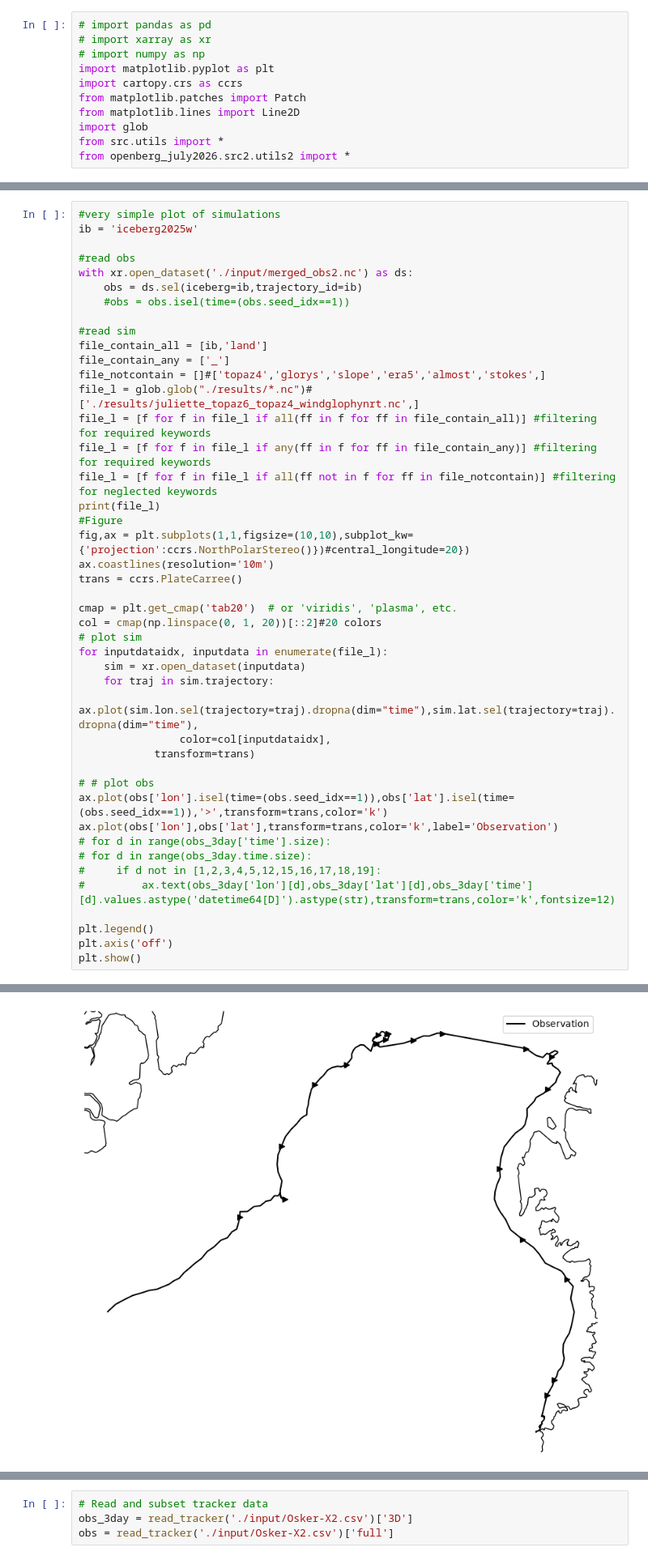
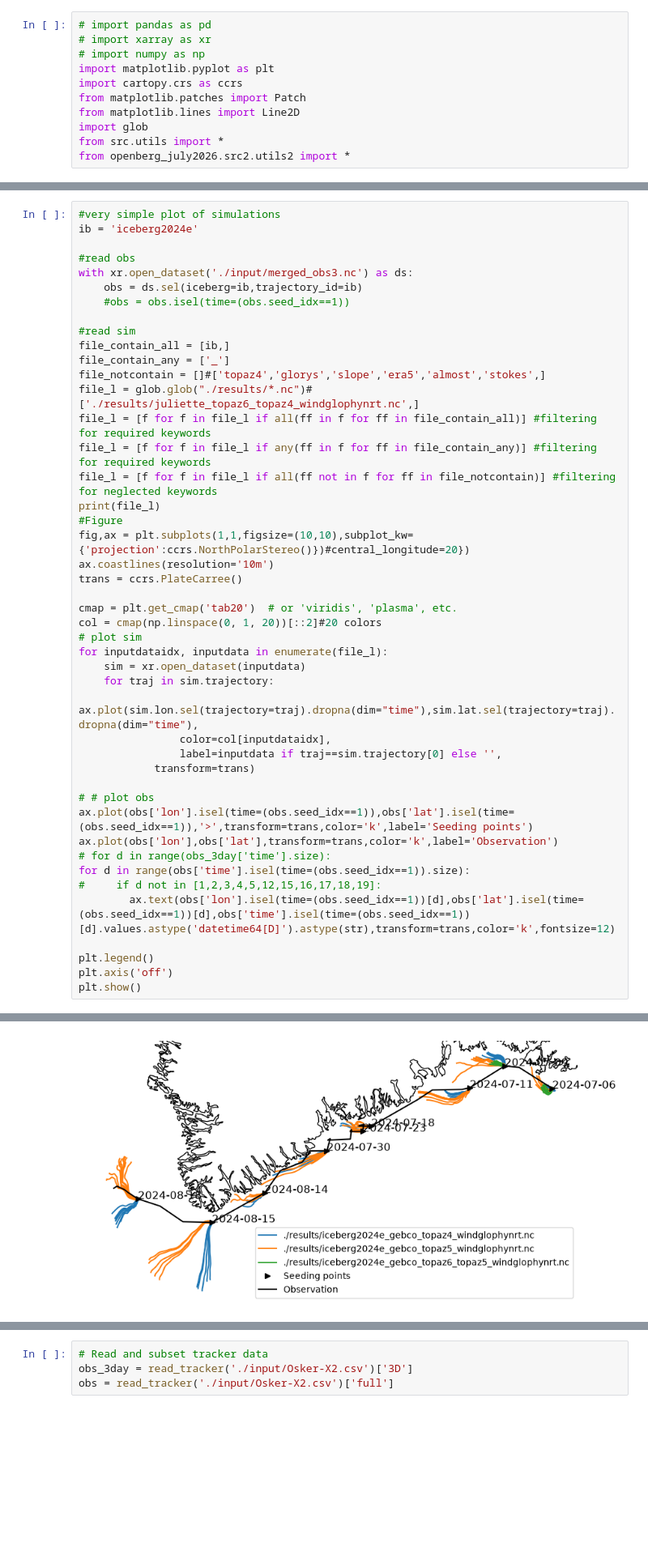
Before and after one commit to lia-f-h/openberg_july2026, a Jupyter notebook: scripts/analysis1.ipynb, the cells around one changed output, grey strips where cells are left out. Shown at 81% size. Saved outputs shown, nothing was run; the diff lists cells and outputs as text; blank space fills up the shorter version.

```diff
--- a/scripts/analysis1.ipynb
+++ b/scripts/analysis1.ipynb
@@ -23,14 +23,14 @@ test.sea_floor_depth_below_sea_level.plot()
 # %%
 #very simple plot of simulations
-ib = 'iceberg2025w'
+ib = 'iceberg2024e'
 
 #read obs
-with xr.open_dataset('./input/merged_obs2.nc') as ds:
+with xr.open_dataset('./input/merged_obs3.nc') as ds:
     obs = ds.sel(iceberg=ib,trajectory_id=ib)
     #obs = obs.isel(time=(obs.seed_idx==1))
 
 #read sim
-file_contain_all = [ib,'land']
+file_contain_all = [ib,]
 file_contain_any = ['_']
 file_notcontain = []#['topaz4','glorys','slope','era5','almost','stokes',]
 file_l = glob.glob("./results/*.nc")#['./results/juliette_topaz6_topaz4_windglophynrt.nc',]
@@ -51,15 +51,16 @@ for inputdataidx, inputdata in enumerate(file_l):
     for traj in sim.trajectory:
         ax.plot(sim.lon.sel(trajectory=traj).dropna(dim="time"),sim.lat.sel(trajectory=traj).dropna(dim="time"),
                 color=col[inputdataidx],
+                label=inputdata if traj==sim.trajectory[0] else '',
             transform=trans)
 
 # # plot obs
-ax.plot(obs['lon'].isel(time=(obs.seed_idx==1)),obs['lat'].isel(time=(obs.seed_idx==1)),'>',transform=trans,color='k')
+ax.plot(obs['lon'].isel(time=(obs.seed_idx==1)),obs['lat'].isel(time=(obs.seed_idx==1)),'>',transform=trans,color='k',label='Seeding points')
 ax.plot(obs['lon'],obs['lat'],transform=trans,color='k',label='Observation')
 # for d in range(obs_3day['time'].size):
-# for d in range(obs_3day.time.size):
+for d in range(obs['time'].isel(time=(obs.seed_idx==1)).size):
 #     if d not in [1,2,3,4,5,12,15,16,17,18,19]:
-#         ax.text(obs_3day['lon'][d],obs_3day['lat'][d],obs_3day['time'][d].values.astype('datetime64[D]').astype(str),transform=trans,color='k',fontsize=12)
+        ax.text(obs['lon'].isel(time=(obs.seed_idx==1))[d],obs['lat'].isel(time=(obs.seed_idx==1))[d],obs['time'].isel(time=(obs.seed_idx==1))[d].values.astype('datetime64[D]').astype(str),transform=trans,color='k',fontsize=12)
 
 plt.legend()
 plt.axis('off')
@@ -69,2 +70,2 @@ plt.show()
-[figure, old version]
+[figure, new version]
 # %%
```
Also changed, not shown: parts of 3 cells of this notebook, 23 other files.
